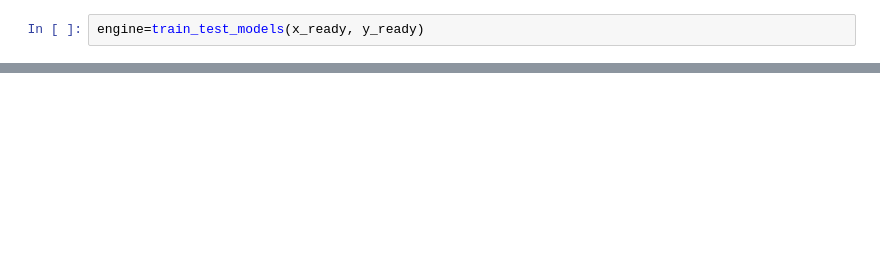
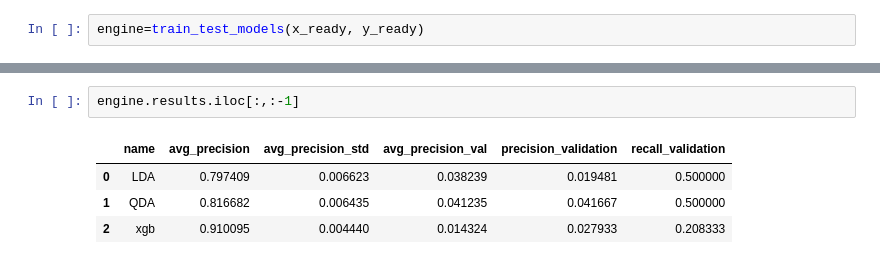
Before and after one commit to marceloosg/ibge, a Jupyter notebook: safra.ipynb, the cells around one changed output, grey strips where cells are left out. Drawn from its saved outputs; the diff is of its cells as text; blank space fills up the shorter version.

```diff
--- a/safra.ipynb
+++ b/safra.ipynb
@@ -122,0 +198,7 @@ x_validation = pipe.transform(X_test)
+# %%
+engine.results.iloc[:,:-1]
+# %% [output]
+|  | name | avg_precision | avg_precision_std | avg_precision_val | precision_validation | recall_validation |
+| 0 | LDA | 0.797409 | 0.006623 | 0.038239 | 0.019481 | 0.500000 |
+| 1 | QDA | 0.816682 | 0.006435 | 0.041235 | 0.041667 | 0.500000 |
+| 2 | xgb | 0.910095 | 0.004440 | 0.014324 | 0.027933 | 0.208333 |
```
Also changed, not shown: parts of 19 cells of this notebook.
